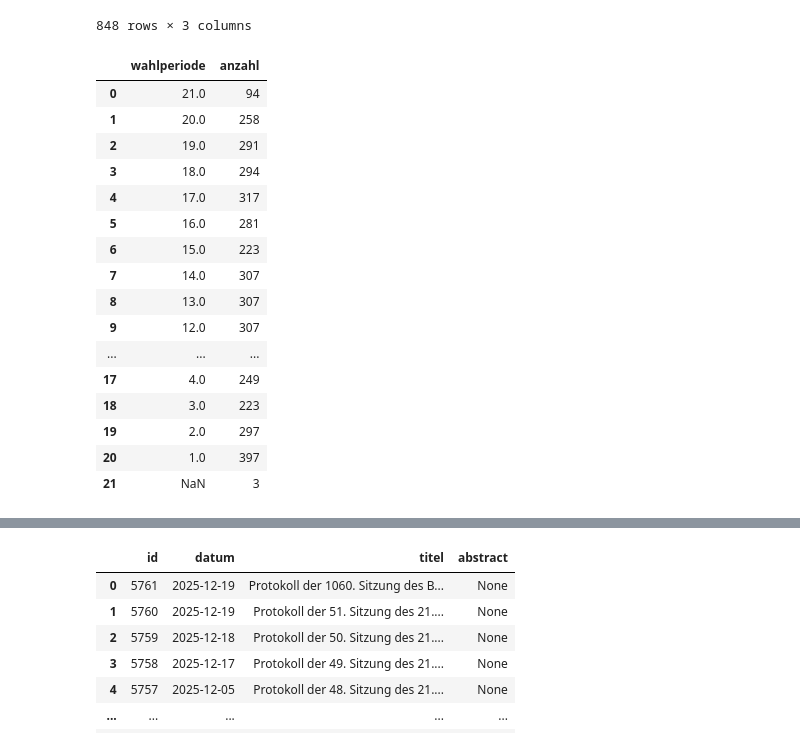
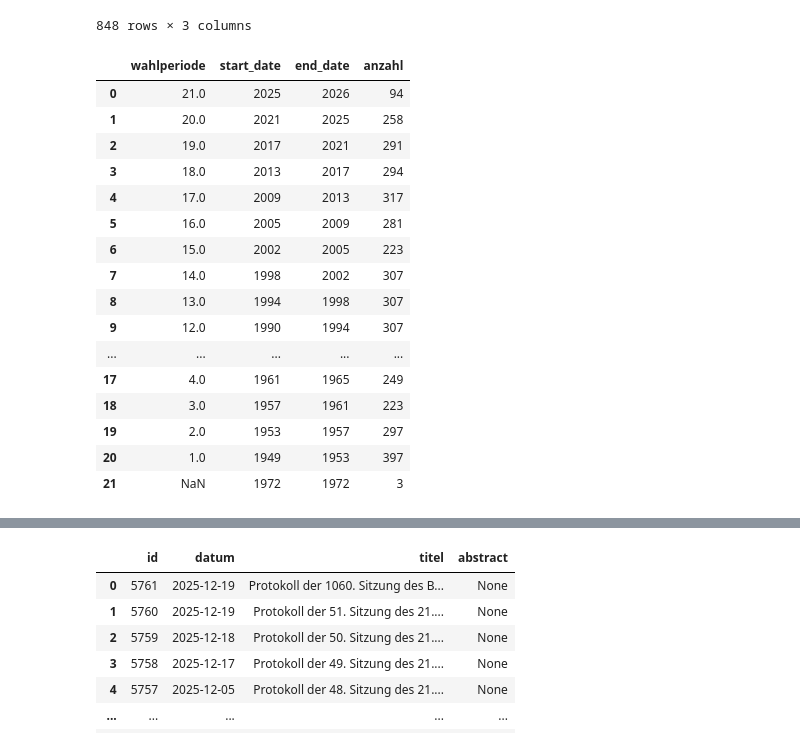
Before and after one commit to Wayman92/PolitCheck, a Jupyter notebook: eda/Datenbank_Explorer.ipynb, the cells around one changed output, grey strips where cells are left out. Cells and saved outputs as stored; diff of their text form; code cells hidden in the pictures.

```diff
--- a/eda/Datenbank_Explorer.ipynb
+++ b/eda/Datenbank_Explorer.ipynb
@@ -81,31 +81,33 @@ query(DB_RAW, """
 # %%
 # Protokolle pro Wahlperiode
 query(DB_RAW, """
     SELECT
         wahlperiode,
+      min(strftime('%Y', datum)) as start_date,
+      max(strftime('%Y', datum)) as end_date,
         COUNT(*) AS anzahl
     FROM protokolle
     GROUP BY wahlperiode
     ORDER BY wahlperiode DESC
 """)
 # %% [output]
-|  | wahlperiode | anzahl |
-| 0 | 21.0 | 94 |
-| 1 | 20.0 | 258 |
-| 2 | 19.0 | 291 |
-| 3 | 18.0 | 294 |
-| 4 | 17.0 | 317 |
-| 5 | 16.0 | 281 |
-| 6 | 15.0 | 223 |
-| 7 | 14.0 | 307 |
-| 8 | 13.0 | 307 |
-| 9 | 12.0 | 307 |
-| ... | ... | ... |
-| 17 | 4.0 | 249 |
-| 18 | 3.0 | 223 |
-| 19 | 2.0 | 297 |
-| 20 | 1.0 | 397 |
-| 21 | NaN | 3 |
+|  | wahlperiode | start_date | end_date | anzahl |
+| 0 | 21.0 | 2025 | 2026 | 94 |
+| 1 | 20.0 | 2021 | 2025 | 258 |
+| 2 | 19.0 | 2017 | 2021 | 291 |
+| 3 | 18.0 | 2013 | 2017 | 294 |
+| 4 | 17.0 | 2009 | 2013 | 317 |
+| 5 | 16.0 | 2005 | 2009 | 281 |
+| 6 | 15.0 | 2002 | 2005 | 223 |
+| 7 | 14.0 | 1998 | 2002 | 307 |
+| 8 | 13.0 | 1994 | 1998 | 307 |
+| 9 | 12.0 | 1990 | 1994 | 307 |
+| ... | ... | ... | ... | ... |
+| 17 | 4.0 | 1961 | 1965 | 249 |
+| 18 | 3.0 | 1957 | 1961 | 223 |
+| 19 | 2.0 | 1953 | 1957 | 297 |
+| 20 | 1.0 | 1949 | 1953 | 397 |
+| 21 | NaN | 1972 | 1972 | 3 |
 # %%
 # Neueste 20 Protokolle
 query(DB_RAW, """
```
Also changed, not shown: parts of 2 cells of this notebook, 4 other files.
